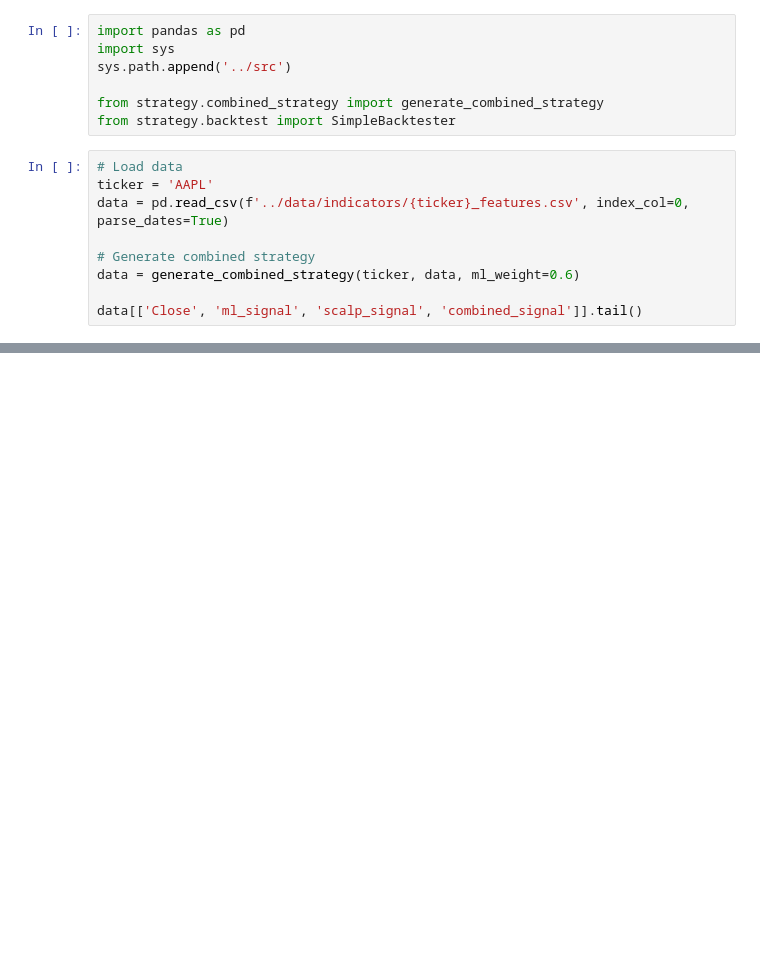
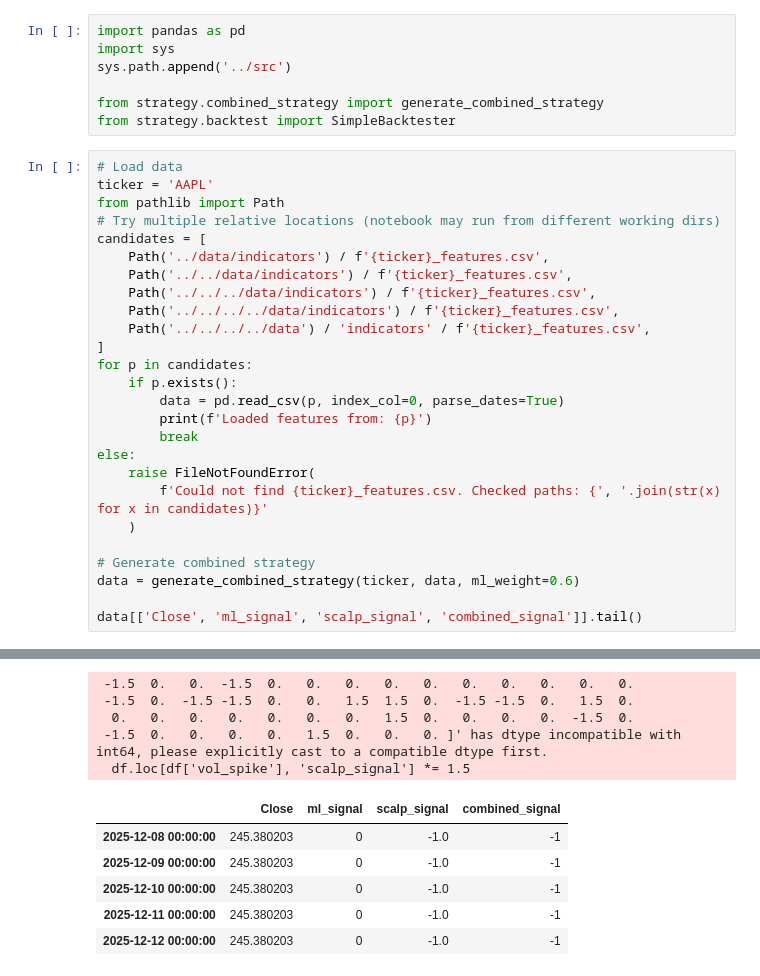
Before and after one commit to nkmehta216/SnowMore, a Jupyter notebook: algo-trading-project/notebooks/05_backtesting.ipynb, the cells around one changed output, grey strips where cells are left out. Drawn from its saved outputs; the diff is of its cells as text; blank space fills up the shorter version.

```diff
--- a/algo-trading-project/notebooks/05_backtesting.ipynb
+++ b/algo-trading-project/notebooks/05_backtesting.ipynb
@@ -9,12 +9,30 @@ sys.path.append('../src')
 
 from strategy.combined_strategy import generate_combined_strategy
 from strategy.backtest import SimpleBacktester
-# %%
-# Load data
-ticker = 'AAPL'
-data = pd.read_csv(f'../data/indicators/{ticker}_features.csv', index_col=0, parse_dates=True)
-
-# Generate combined strategy
-data = generate_combined_strategy(ticker, data, ml_weight=0.6)
-
-data[['Close', 'ml_signal', 'scalp_signal', 'combined_signal']].tail()
+# %%
+# Load data
+ticker = 'AAPL'
+from pathlib import Path
+# Try multiple relative locations (notebook may run from different working dirs)
+candidates = [
+    Path('../data/indicators') / f'{ticker}_features.csv',
+    Path('../../data/indicators') / f'{ticker}_features.csv',
+    Path('../../../data/indicators') / f'{ticker}_features.csv',
+    Path('../../../../data/indicators') / f'{ticker}_features.csv',
+    Path('../../../../data') / 'indicators' / f'{ticker}_features.csv',
+]
+for p in candidates:
+    if p.exists():
+        data = pd.read_csv(p, index_col=0, parse_dates=True)
+        print(f'Loaded features from: {p}')
+        break
+else:
+    raise FileNotFoundError(
+        f'Could not find {ticker}_features.csv. Checked paths: {', '.join(str(x) for x in candidates)}'
+    )
+
+# Generate combined strategy
+data = generate_combined_strategy(ticker, data, ml_weight=0.6)
+
+data[['Close', 'ml_signal', 'scalp_signal', 'combined_signal']].tail()
+# %% [output]
@@ -21,3 +43,14 @@ data[['Close', 'ml_signal', 'scalp_signal', 'combined_signal']].tail()
+ -1.5  0.   0.  -1.5  0.   0.   0.   0.   0.   0.   0.   0.   0.   0.
+ -1.5  0.  -1.5 -1.5  0.   0.   1.5  1.5  0.  -1.5 -1.5  0.   1.5  0.
+  0.   0.   0.   0.   0.   0.   0.   1.5  0.   0.   0.   0.  -1.5  0.
+ -1.5  0.   0.   0.   0.   1.5  0.   0.   0. ]' has dtype incompatible with int64, please explicitly cast to a compatible dtype first.
+  df.loc[df['vol_spike'], 'scalp_signal'] *= 1.5
+|  | Close | ml_signal | scalp_signal | combined_signal |
+| 2025-12-08 00:00:00 | 245.380203 | 0 | -1.0 | -1 |
+| 2025-12-09 00:00:00 | 245.380203 | 0 | -1.0 | -1 |
+| 2025-12-10 00:00:00 | 245.380203 | 0 | -1.0 | -1 |
+| 2025-12-11 00:00:00 | 245.380203 | 0 | -1.0 | -1 |
+| 2025-12-12 00:00:00 | 245.380203 | 0 | -1.0 | -1 |
 # %%
 # Run backtest
 backtester = SimpleBacktester(initial_capital=100000, commission=0.001)
```
Also changed, not shown: parts of 4 cells of this notebook, 8 other files.
